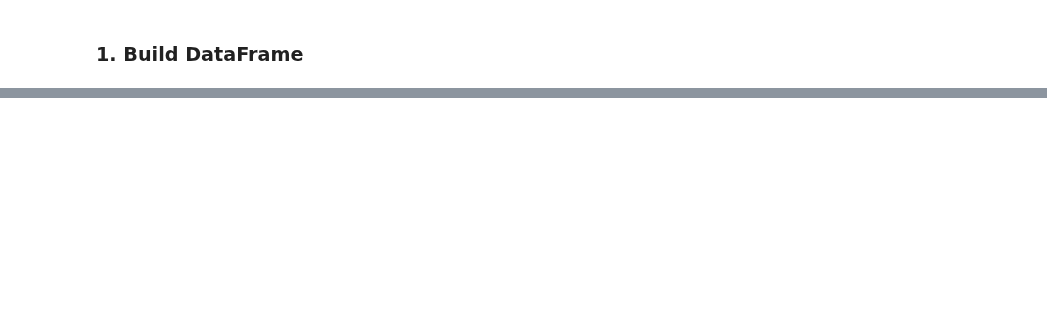
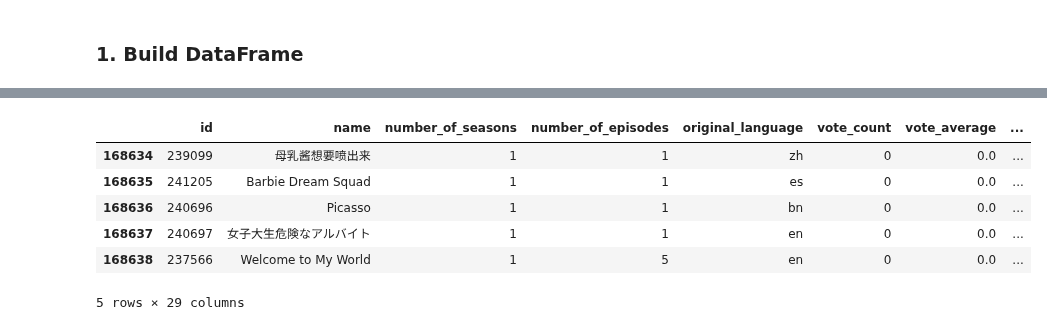
Before and after one commit to DirecTV-Team1A-NextGen-Rec/directv_tvrec, a Jupyter notebook: DirecTV_Data_Understanding_Serena.ipynb, the cells around one changed output, grey strips where cells are left out. Cells and saved outputs as stored; diff of their text form; code cells hidden in the pictures; blank space fills up the shorter version.

```diff
--- a/DirecTV_Data_Understanding_Serena.ipynb
+++ b/DirecTV_Data_Understanding_Serena.ipynb
@@ -20,0 +44,11 @@ FileNotFoundError: [Errno 2] No such file or directory: '/content/TMDB_tv_datase
+# %%
+#last few rows:
+display(df.tail())
+# %% [output]
+|  | id | name | number_of_seasons | number_of_episodes | original_language | vote_count | vote_average | ... |
+| 168634 | 239099 | 母乳酱想要喷出来 | 1 | 1 | zh | 0 | 0.0 | ... |
+| 168635 | 241205 | Barbie Dream Squad | 1 | 1 | es | 0 | 0.0 | ... |
+| 168636 | 240696 | Picasso | 1 | 1 | bn | 0 | 0.0 | ... |
+| 168637 | 240697 | 女子大生危険なアルバイト | 1 | 1 | en | 0 | 0.0 | ... |
+| 168638 | 237566 | Welcome to My World | 1 | 5 | en | 0 | 0.0 | ... |
+5 rows × 29 columns
```
Also changed, not shown: parts of 15 cells of this notebook.
